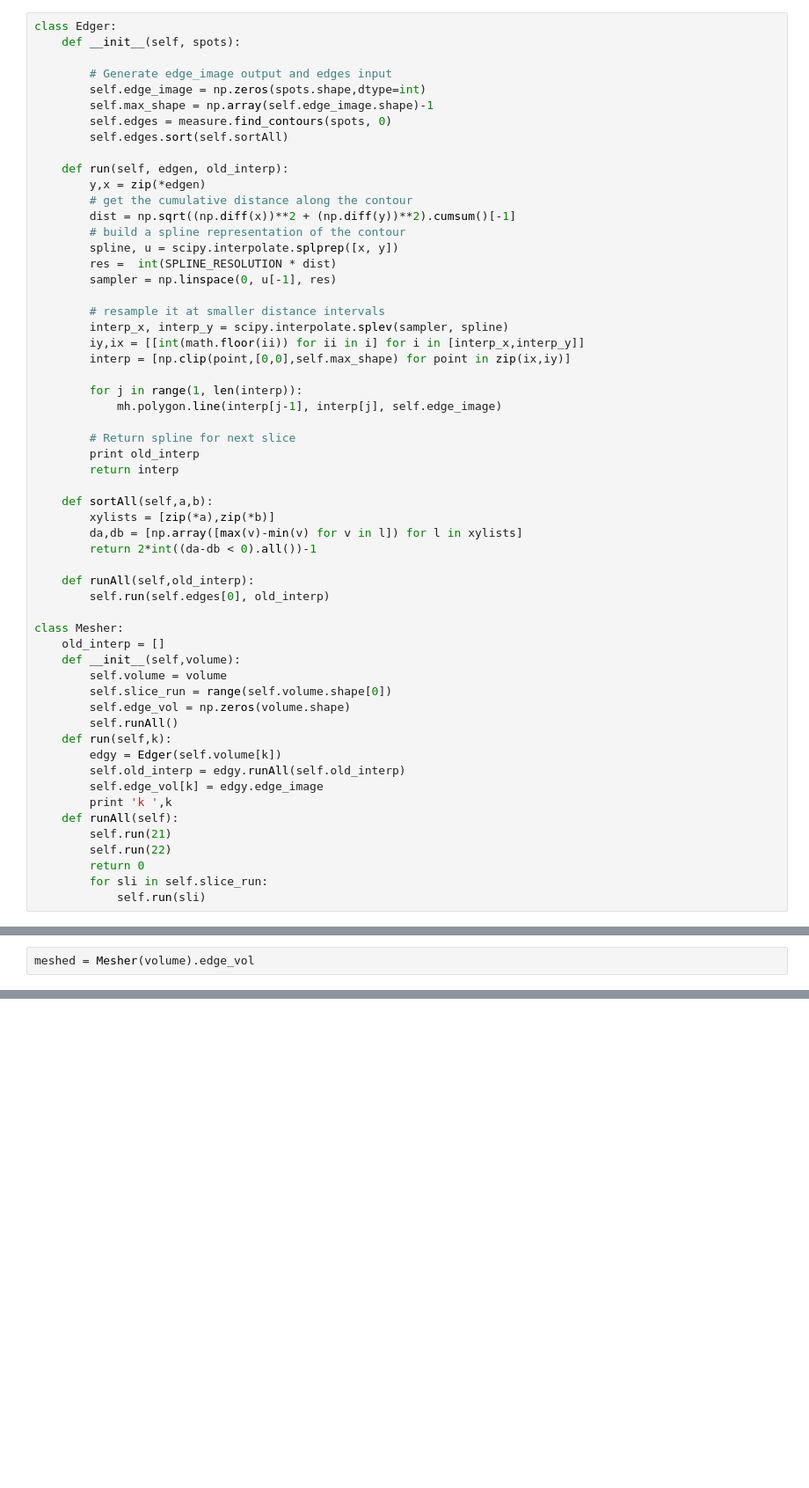
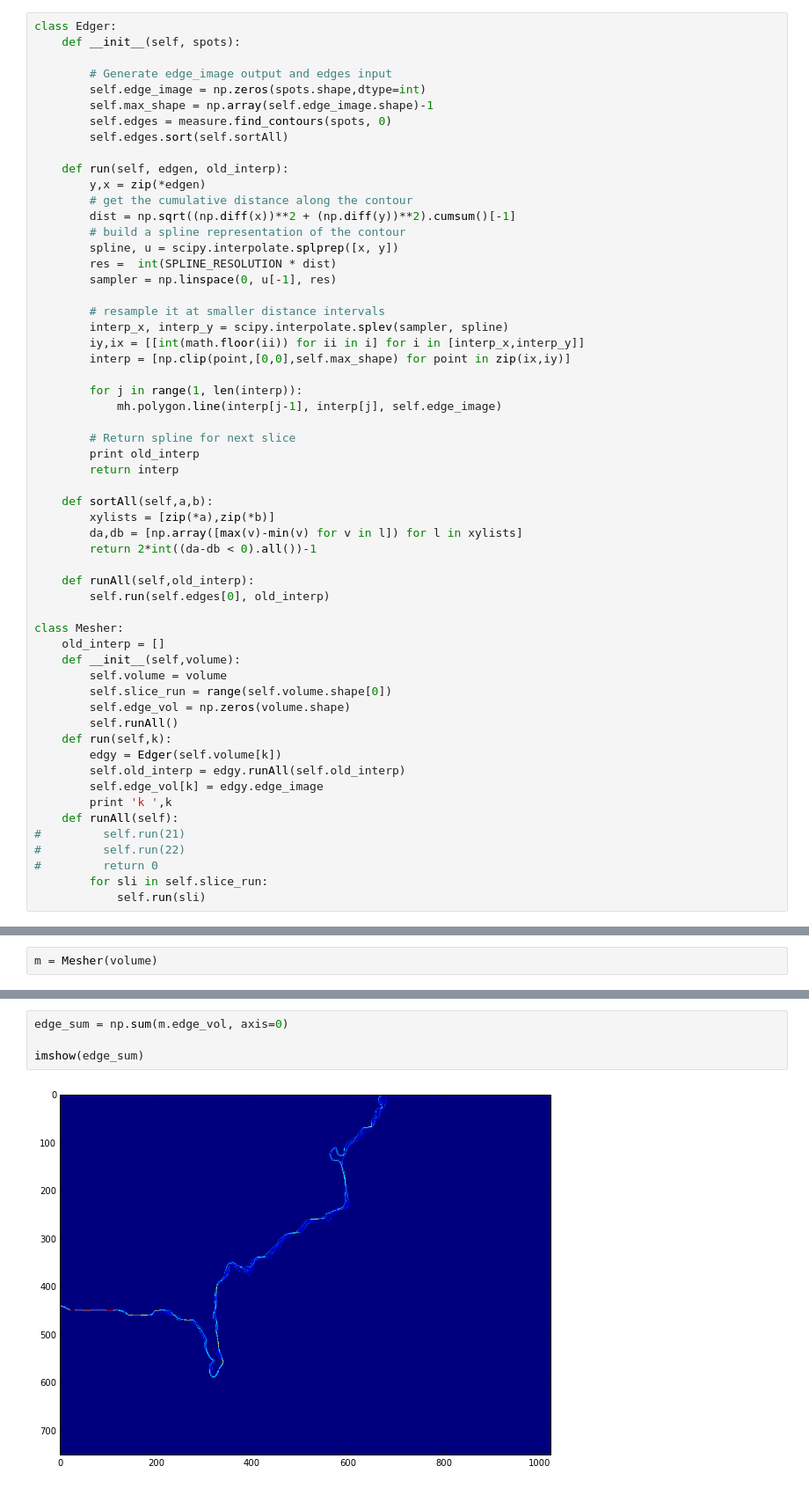
Before and after one commit to Rhoana/3dxp, a Jupyter notebook: mesh.ipynb, the cells around one changed output, grey strips where cells are left out. Shown at 88% size. Cells and saved outputs as stored; diff of their text form; blank space fills up the shorter version.

```diff
--- a/mesh.ipynb
+++ b/mesh.ipynb
@@ -111,8 +104,8 @@ class Mesher:
         self.edge_vol[k] = edgy.edge_image
         print 'k ',k
     def runAll(self):
-        self.run(21)
-        self.run(22)
-        return 0
+#         self.run(21)
+#         self.run(22)
+#         return 0
         for sli in self.slice_run:
             self.run(sli)
@@ -119,4 +142,4 @@ class Mesher:
 # %%
-meshed = Mesher(volume).edge_vol
+m = Mesher(volume)
 # %% [output]
 []
@@ -145,0 +162,6 @@ m1 = store_mesh(meshed, OUT_FOLDER+str(NEURON_ID)+'_smooth.stl')
+# %%
+edge_sum = np.sum(m.edge_vol, axis=0)
+
+imshow(edge_sum)
+# %% [output]
+[figure, added]
```
Also changed, not shown: parts of 28 cells of this notebook, 1 other file.
